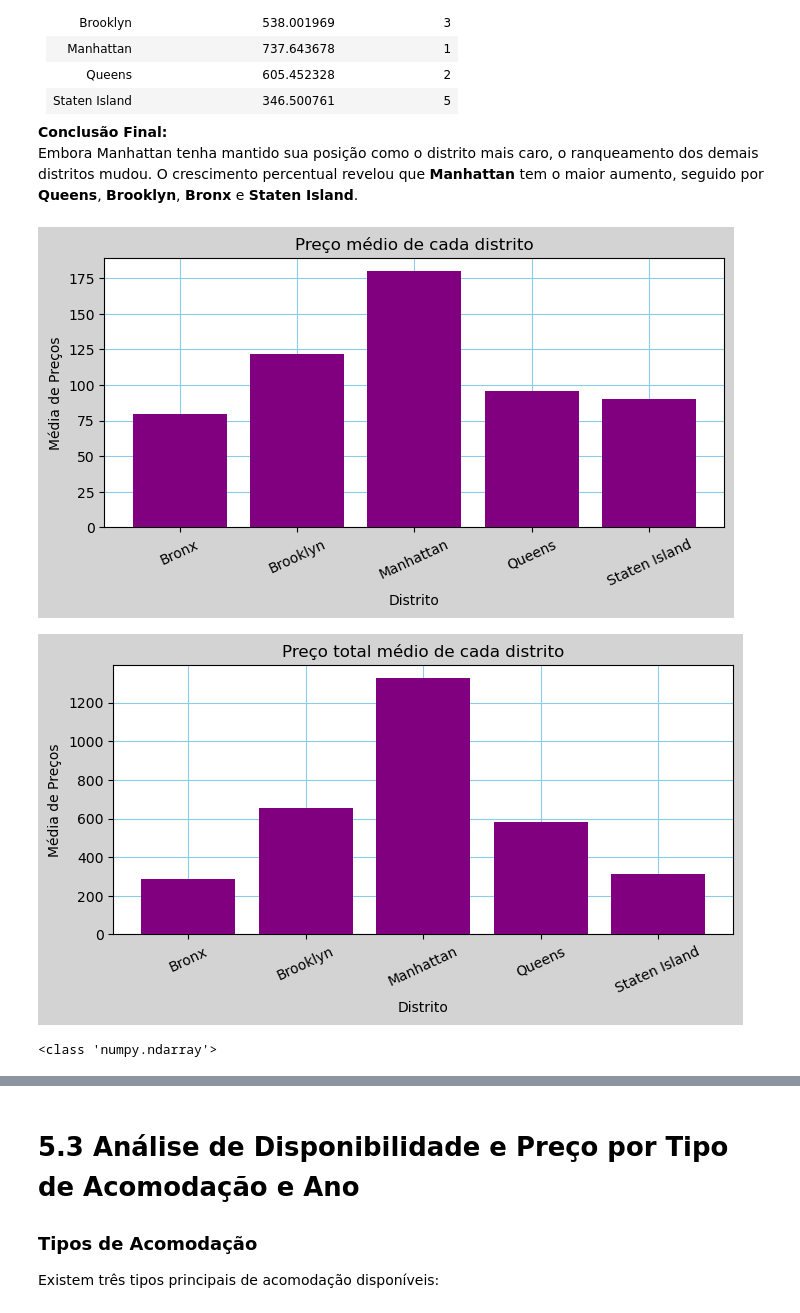
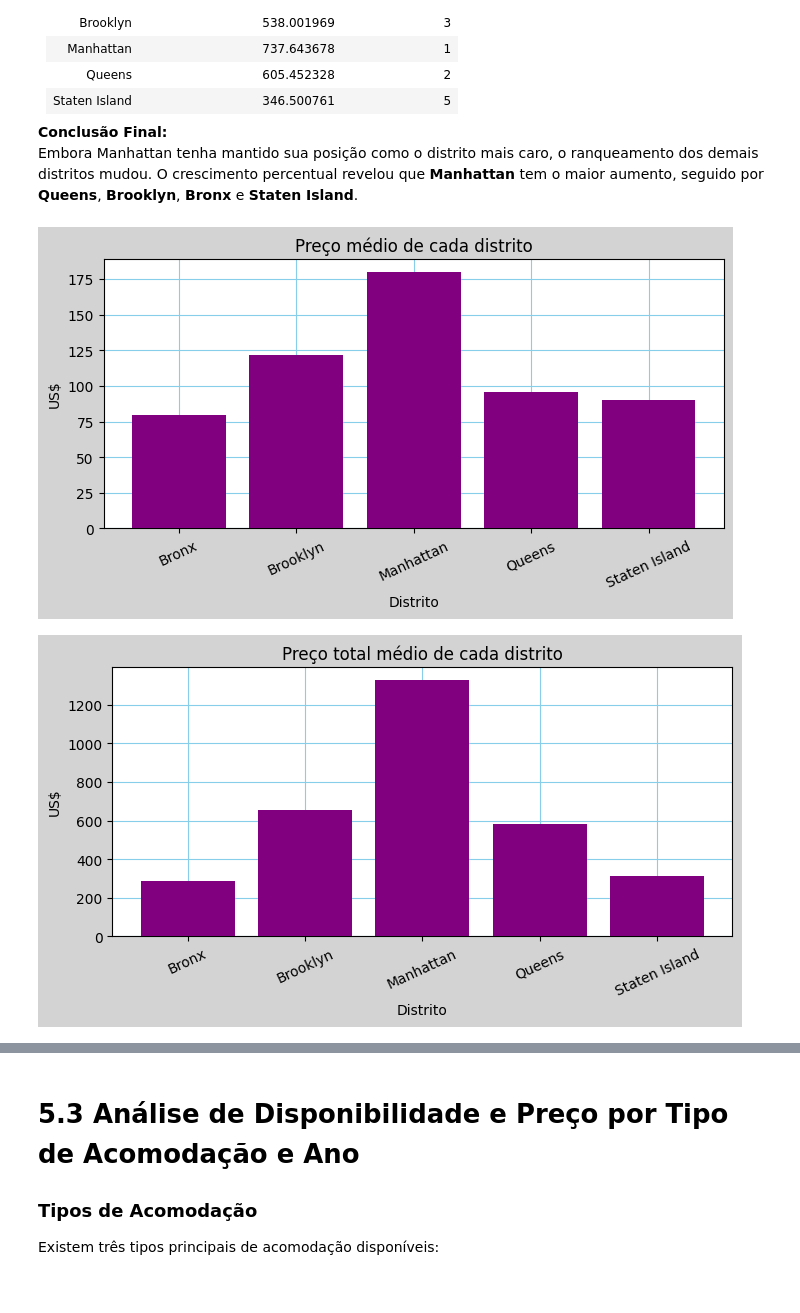
Before and after one commit to gustavobastos1998/New-York-Rent-Prediction, a Jupyter notebook: notebook/lighthouse-notebook-teste.ipynb, the cells around one changed output, grey strips where cells are left out. Cells and saved outputs as stored; diff of their text form; code cells hidden in the pictures.

```diff
--- a/notebook/lighthouse-notebook-teste.ipynb
+++ b/notebook/lighthouse-notebook-teste.ipynb
@@ -119,9 +120,9 @@ def categories_appender(series):
             series (Pandas.Series): Pandas series de onde são extraidos os index.
     """
     list_aux = []
-    for i in range(len(disponibilidade_por_room_type.index)):
-        string_aux0 = str(disponibilidade_por_room_type.index[i][0])
-        string_aux1 = str(disponibilidade_por_room_type.index[i][1])
+    for i in range(len(series.index)):
+        string_aux0 = str(series.index[i][0])
+        string_aux1 = str(series.index[i][1])
         list_aux.append(string_aux0+'-'+string_aux1)
     aux = np.array(list_aux)
     return aux
@@ -146,7 +147,7 @@ def data_processing(df):
                           'calculado_host_listings_count':'calculated_host_listings_count',
                           'disponibilidade_365':'yearly_availability'}
 
-    data_frame.rename(columns=colunas_renomeadas, inplace=True)
+    df.rename(columns=colunas_renomeadas, inplace=True)
 
     # eliminação de valores vazios das colunas identificadas
     for coluna in ['name', 'host_name', 'last_review', 'monthly_reviews']:
@@ -160,6 +161,7 @@ def data_processing(df):
 
     # criação da coluna year contendo somente o ano da coluna last_review
     df['year'] = df['last_review'].dt.year
+    df['year'] = np.int64(df['year'])
 
     # criação da coluna is_leap_year para checar se o ano é bissexto ou não
     df['is_leap_year'] = df['year'].apply(is_leap_year)
@@ -170,6 +172,24 @@ def data_processing(df):
                             axis = 1
                         )
     return df
+
+def boruta_columns_selection(X_values, y_values, path):
+    """
+        função que tem como objetivo utilizar os valores de X e y para treinar o boruta
+        com o intuito de apontar colunas relevantes. Além de salvar esse processo em um
+        arquivo .pkl.
+        args:
+            X_values (numpy.ndarray): array contendo os valores numéricos de X
+            y_values (numpy.ndarray): array contendo os valores numéricos de y
+    """
+    random_forest = RandomForestClassifier(n_jobs=-1, max_depth=5)
+
+    boruta = BorutaPy(random_forest, n_estimators='auto', random_state=26)
+
+    boruta.fit(X.values, y.values)
+
+    with open(path, 'wb') as f:
+        pickle.dump(boruta, f)
 # %% [markdown]
 # 4.0 Data Processing
 
@@ -385,26 +405,25 @@ Embora Manhattan tenha mantido sua posição como o distrito mais caro, o ranque
 # %%
 # calcular preço médio da diária e agrupar por distrito
 df_preco_medio_por_distrito = data_frame.groupby('district')['price'].mean()
 
 # chamada da função para a plotagem do gráfico de barras com as especificações do canvas
-plot_bar_specific(df_preco_medio_por_distrito, 'Distrito', 'Média de Preços', 'Preço médio de cada distrito')
+plot_bar_specific(df_preco_medio_por_distrito, 'Distrito', 'US$', 'Preço médio de cada distrito')
 
 # calcular preço total médio e agrupar por distrito
 df_preco_total_medio_por_distrito = data_frame.groupby('district')['total_price'].mean()
 
 # chamada da função para a plotagem do gráfico de barras com as especificações do canvas
-plot_bar_specific(df_preco_total_medio_por_distrito, 'Distrito', 'Média de Preços', 'Preço total médio de cada distrito')
+plot_bar_specific(df_preco_total_medio_por_distrito, 'Distrito', 'US$', 'Preço total médio de cada distrito')
 
 # valores das médias armazenadas em arrays para calcular o crescimento percentual entre as duas
 medias_por_distrito = df_preco_medio_por_distrito.values
 medias_reais_por_distrito = df_preco_total_medio_por_distrito.values
 
 # cálculo do percentual de crescimento preço_total/preço_diaria
 for i in range(len(medias_reais_por_distrito)):
     percentual_crescimento = (medias_reais_por_distrito/medias_por_distrito)*100
 # chamda da função para o caso específico com a utilização de kwargs
-plot_bar_specific(df_preco_total_medio_por_distrito, 'Distrito', 'Crescimento em porcentagem (%)', 'Crescimento em porcentagem', values=percentual_crescimento)
+plot_bar_specific(df_preco_total_medio_por_distrito, 'Distrito', 'Porcentagem (%)', 'Crescimento em porcentagem', values=percentual_crescimento)
 # %% [output]
-[figure, old version]
+[figure, new version]
-[figure, old version]
+[figure, new version]
-<class 'numpy.ndarray'>
```
Also changed, not shown: parts of 24 cells of this notebook.
